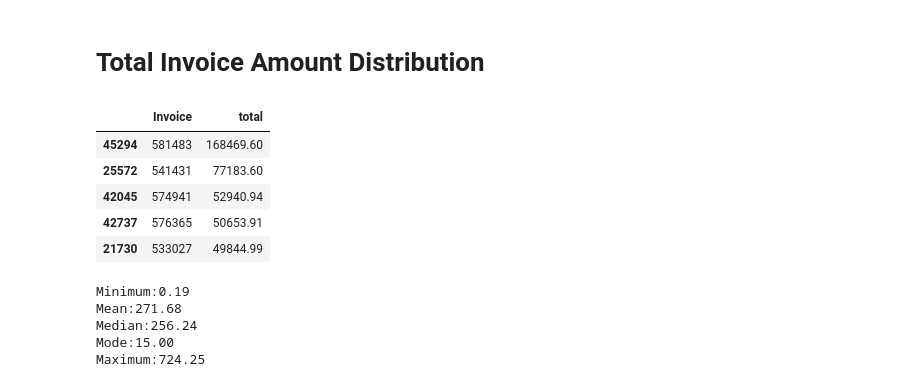
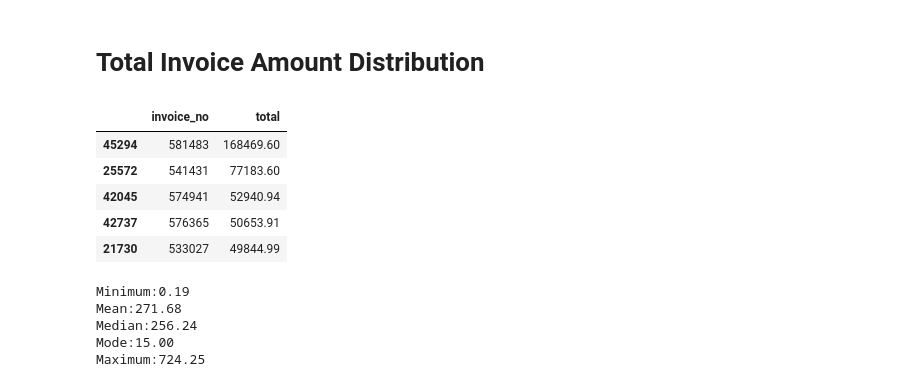
Before and after one commit to jarviscanada/jarvis_data_eng_JasonTieu, a Jupyter notebook: python_data_analytics/retail_data_analytics_wrangling.ipynb, the cells around one changed output. Drawn from its saved outputs; the diff is of its cells as text; code cells hidden in the pictures.

```diff
--- a/python_data_analytics/retail_data_analytics_wrangling.ipynb
+++ b/python_data_analytics/retail_data_analytics_wrangling.ipynb
@@ -111,0 +101,15 @@ retail_df.head()
+# %%
+retail_df = pd.read_csv('psql/online_retail_II.csv')
+column_mapping = {
+    'Invoice': 'invoice_no',
+    'StockCode': 'stock_code',
+    'Description': 'description',
+    'Quantity': 'quantity',
+    'InvoiceDate': 'invoice_date',
+    'Price': 'price',
+    'Customer ID': 'customer_id',
+    'Country':'country'
+
+}
+retail_df.rename(columns=column_mapping, inplace=True)
+retail_df.head()
@@ -112,12 +123,12 @@ retail_df.head()
 # %% [markdown]
 # Total Invoice Amount Distribution
 # %%
-retail_df["total"] = retail_df["Quantity"] * retail_df["Price"]
-invoice_amount = retail_df.groupby('Invoice')["total"].sum().reset_index()
+retail_df["total"] = retail_df["quantity"] * retail_df["price"]
+invoice_amount = retail_df.groupby('invoice_no')["total"].sum().reset_index()
 invoice_amount = invoice_amount[invoice_amount["total"] > 0].sort_values("total", ascending = False)
 invoice_amount.head()
 # %% [output]
-|  | Invoice | total |
+|  | invoice_no | total |
 | 45294 | 581483 | 168469.60 |
 | 25572 | 541431 | 77183.60 |
 | 42045 | 574941 | 52940.94 |
```
Also changed, not shown: parts of 19 cells of this notebook.
